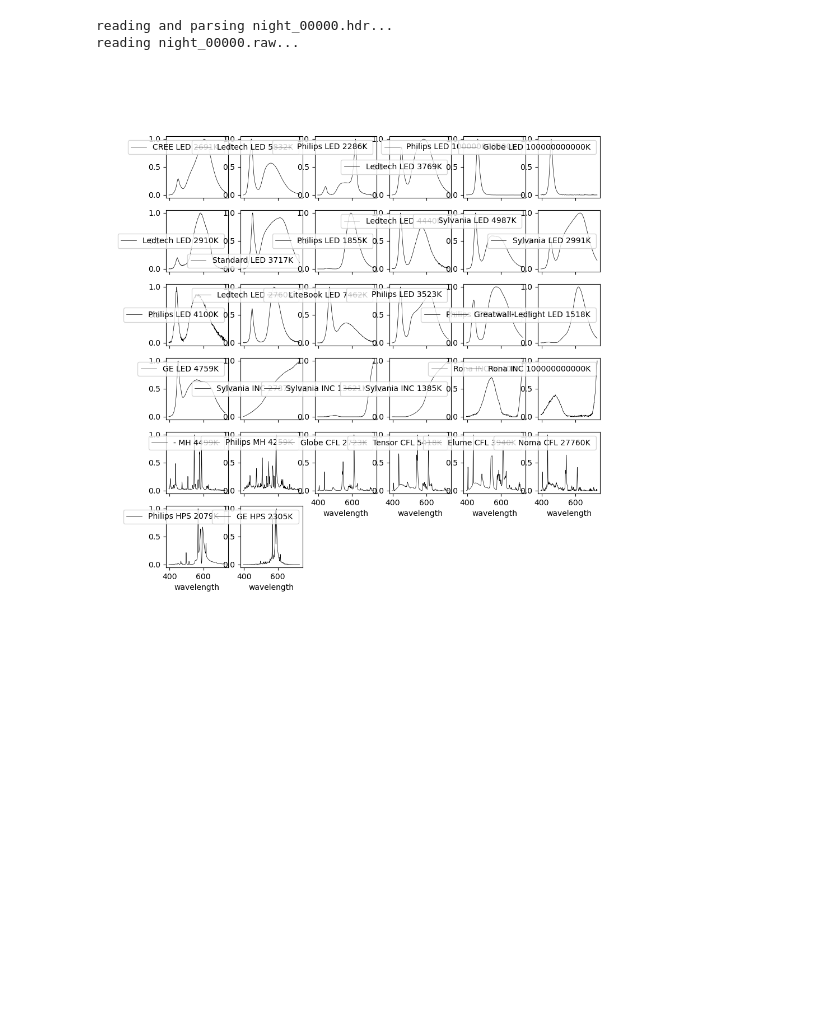
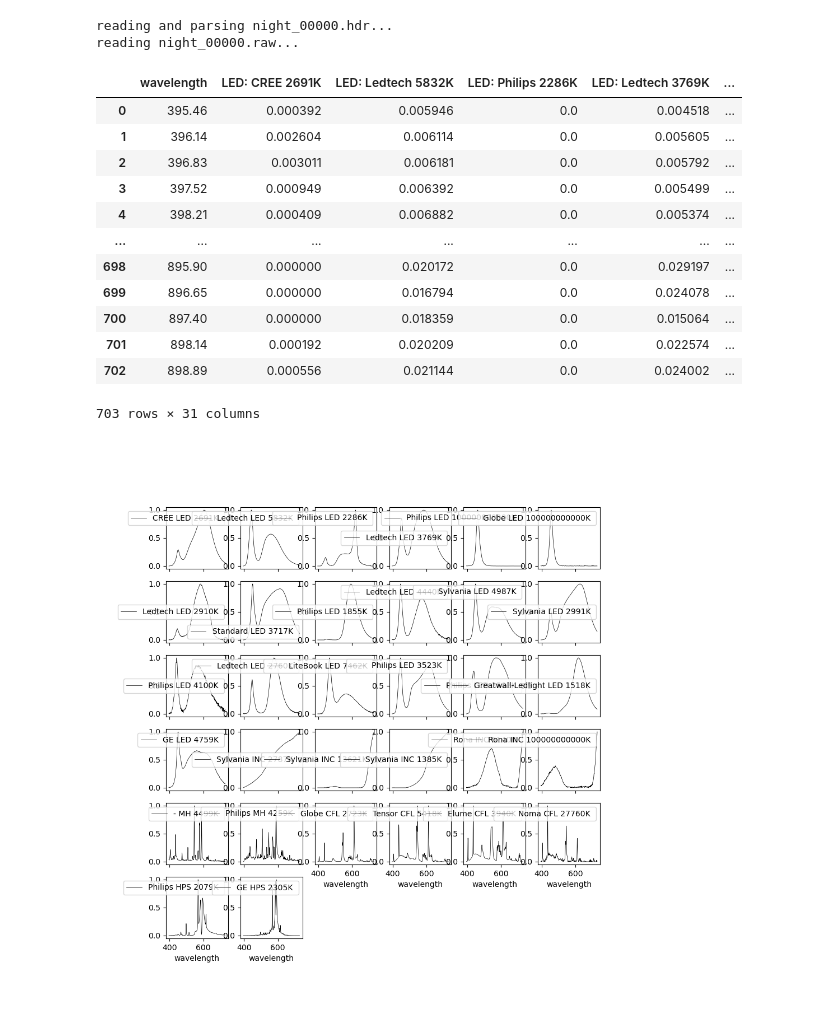
Before and after one commit to gdobler/lighting-tech-changeover, a Jupyter notebook: ltco/create_lspdd_templates.ipynb, the cells around one changed output. Cells and saved outputs as stored; diff of their text form; code cells hidden in the pictures; blank space fills up the shorter version.

```diff
--- a/ltco/create_lspdd_templates.ipynb
+++ b/ltco/create_lspdd_templates.ipynb
@@ -25,8 +25,12 @@ names = pd.read_csv(dpath + "lspdd_name.csv")
 names = names.set_index("num")["name"].loc[nums].values
 
 
-# -- remove "bad" data (bad data and duplicate spectra)
-bad_nums = [2737, 2764, 2768, 2772] + []
+# -- remove "bad" data (bad data and spectra with maximum wavelengths less than 899.5)
+bad_nums = [2737, 2764, 2768, 2772] + \
+        [2637, 2638, 2639, 2640, 2657, 2658, 2659, 2660, 2661, 2662, 2663,
+         2664, 2665, 2666, 2667, 2668, 2669, 2670, 2671, 2672, 2673, 2674,
+         2675, 2676, 2677, 2678, 2679, 2680, 2681, 2682, 2683, 2684, 2685,
+         2686, 2687, 2688, 2689, 2690, 2691, 2692, 2693, 2694, 2695, 2696]
 gind = [i for i, n in enumerate(nums) if n not in bad_nums]
 flist = flist[gind]
 nums = nums[gind]
@@ -46,9 +50,11 @@ templs = np.zeros((len(flist), len(waves18)))
 
 
 # -- loop through files and interpolate
+allwaves = []
 for ii, fname in enumerate(flist):
     waves, templ = pd.read_csv(fname).dropna().values.T
     templs[ii, :] = np.interp(waves18, waves, templ)
+    allwaves.append(waves)
 
 
 # -- normalize
@@ -61,7 +67,13 @@ types = ["LED", "INC", "Halo", "MH", "CFL", "HPS"]
 tinds = []
 
 for ttype in types:
-    tinds.append([i for i, n in enumerate(names) if ttype in n])
+    inds = [i for i, n in enumerate(names) if ttype in n]
+    for ind in inds:
+        if ttype == "MH":
+            names[ind] = ttype + "L: " + names[ind].replace(ttype, "")
+        else:
+            names[ind] = ttype + ": " + names[ind].replace(ttype, "")
+    tinds.append(inds)
 
 ginds = np.concatenate(tinds)
 
@@ -143,6 +155,22 @@ np.save("../output/lspdd_lab_spectra_wavelengths.npy", lspdd["wavelength"].value
 # %% [output]
 reading and parsing night_00000.hdr...
 reading night_00000.raw...
+# %%
+lspdd
+# %% [output]
+|  | wavelength | LED: CREE 2691K | LED: Ledtech 5832K | LED: Philips 2286K | LED: Ledtech 3769K | ... |
+| 0 | 395.46 | 0.000392 | 0.005946 | 0.0 | 0.004518 | ... |
+| 1 | 396.14 | 0.002604 | 0.006114 | 0.0 | 0.005605 | ... |
+| 2 | 396.83 | 0.003011 | 0.006181 | 0.0 | 0.005792 | ... |
+| 3 | 397.52 | 0.000949 | 0.006392 | 0.0 | 0.005499 | ... |
+| 4 | 398.21 | 0.000409 | 0.006882 | 0.0 | 0.005374 | ... |
+| ... | ... | ... | ... | ... | ... | ... |
+| 698 | 895.90 | 0.000000 | 0.020172 | 0.0 | 0.029197 | ... |
+| 699 | 896.65 | 0.000000 | 0.016794 | 0.0 | 0.024078 | ... |
+| 700 | 897.40 | 0.000000 | 0.018359 | 0.0 | 0.015064 | ... |
+| 701 | 898.14 | 0.000192 | 0.020209 | 0.0 | 0.022574 | ... |
+| 702 | 898.89 | 0.000556 | 0.021144 | 0.0 | 0.024002 | ... |
+703 rows × 31 columns
 # %%
 # ii = 4
 
```
Also changed, not shown: 1 other file.
